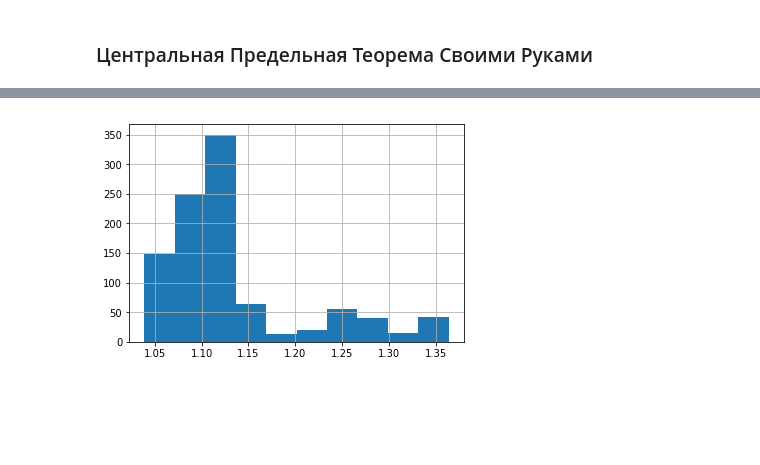
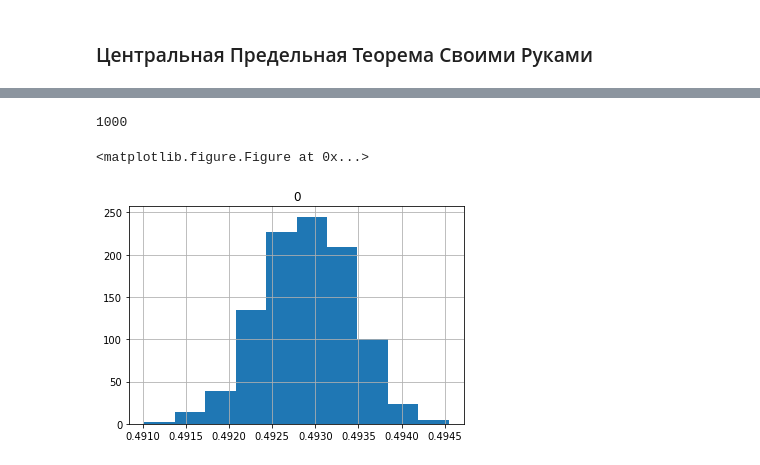
Before and after one commit to adrianoff/ml_coursera, a Jupyter notebook: curs1/week4/CPT.ipynb, the cells around one changed output, grey strips where cells are left out. Cells and saved outputs as stored; diff of their text form; code cells hidden in the pictures; blank space fills up the shorter version.

```diff
--- a/curs1/week4/CPT.ipynb
+++ b/curs1/week4/CPT.ipynb
@@ -11,3 +10,5 @@ dataFrame = pd.read_csv('EURUSD_140708_170410.csv')
+# %%
+dataFrame = pd.DataFrame(np.random.standard_normal(1000))
 # %%
 dataFrame.head()
 # %% [output]
@@ -31,5 +39,20 @@ memory usage: 23.5+ KB
+# %%
+len(dataFrame[0])
+# %% [output]
+1000
+# %%
+n = 3
+arr = np.array([])
+for i in range(0, 999):
+    dist = np.array([])
+    for k in range(0, n-1):
+        dist = np.append(dist, dataFrame[0][np.random.randint(0, len(dataFrame[0])-1)])
+
+    arr = np.append(arr, np.average(dist))
 # %%
+dataFrame = pd.DataFrame(arr)
 plt.figure();
-dataFrame['Value'].hist();
+dataFrame.hist();
 # %% [output]
+<matplotlib.figure.Figure at 0x...>
-[figure, old version]
+[figure, new version]
```
Also changed, not shown: parts of 6 cells of this notebook.
